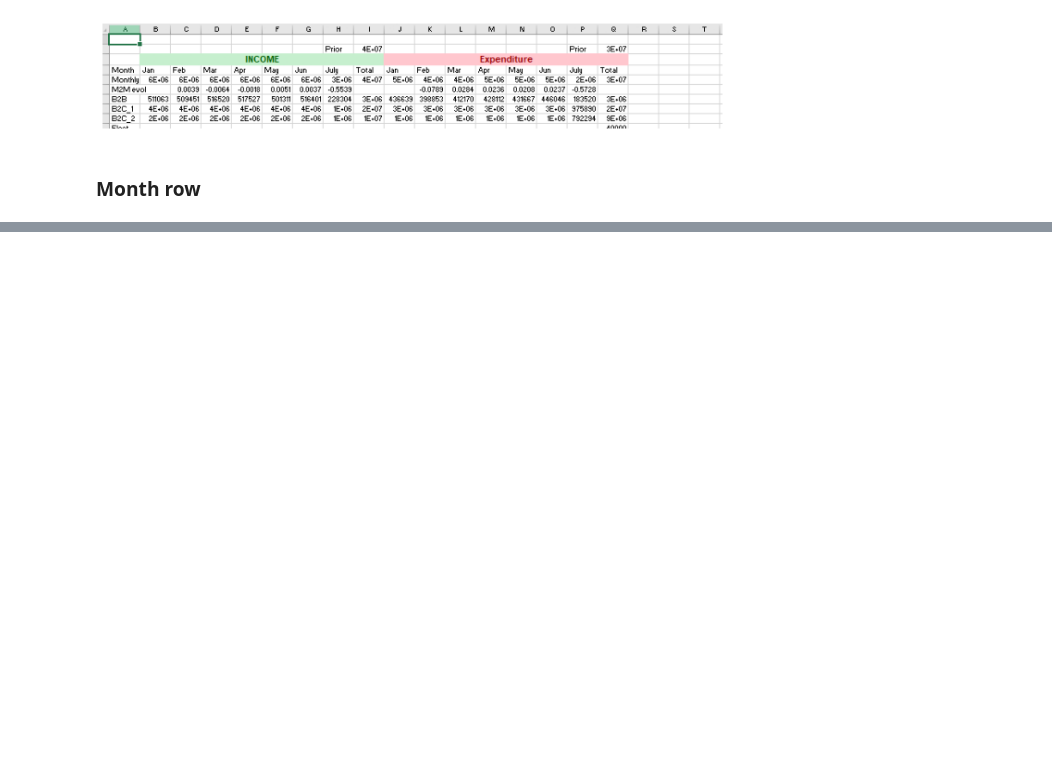
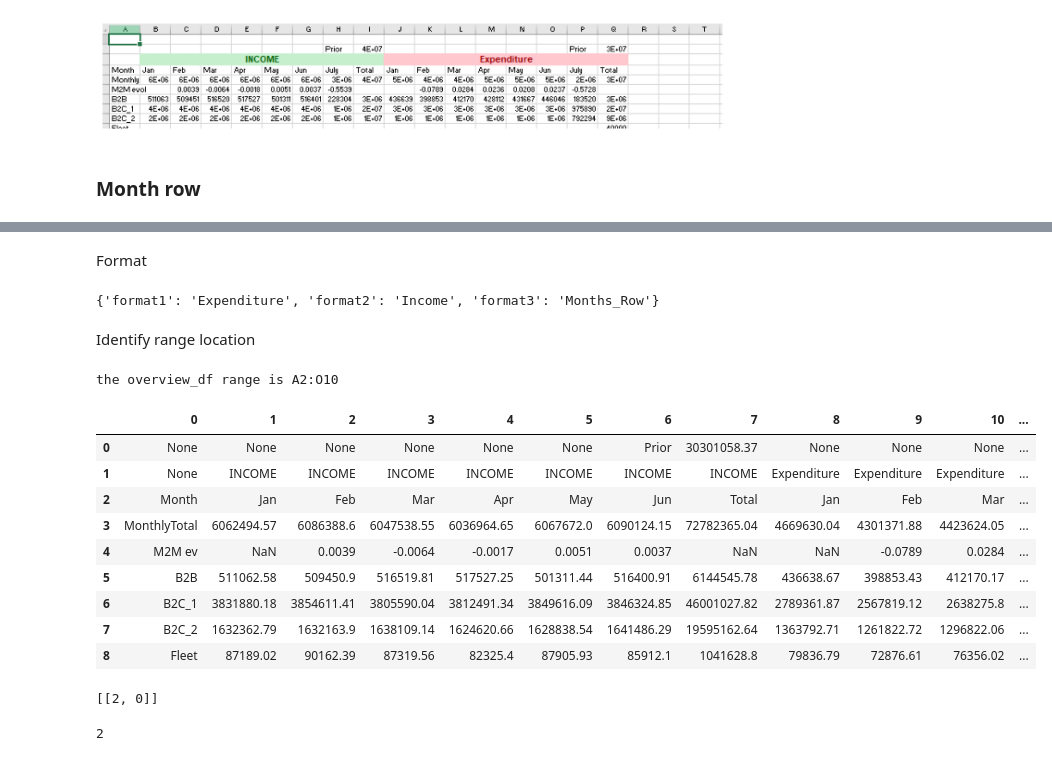
Before and after one commit to datalover2023/Module_4, a Jupyter notebook: Budget_UseCase_Module_4.ipynb, the cells around one changed output, grey strips where cells are left out. Saved outputs shown, nothing was run; the diff lists cells and outputs as text; code cells hidden in the pictures; blank space fills up the shorter version.

```diff
--- a/Budget_UseCase_Module_4.ipynb
+++ b/Budget_UseCase_Module_4.ipynb
@@ -3069,0 +3071,2 @@ plt.show()
+# %% [markdown]
+Format
@@ -3069,0 +3077,59 @@ plt.show()
+# %%
+# add to our new format to dictionnary
+formats['format3'] = 'Months_Row'
+formats
+# %% [output]
+{'format1': 'Expenditure', 'format2': 'Income', 'format3': 'Months_Row'}
+# %% [markdown]
+Identify range location
+# %%
+# reminder of overview_df
+print('the overview_df range is', overview_range)
+
+# reset_index
+overview_df.reset_index(inplace=True, drop=True)
+#overview_df = overview_df.drop('index', axis=1)
+overview_df.head(10)
+# %% [output]
+the overview_df range is A2:O10
+|  | 0 | 1 | 2 | 3 | 4 | 5 | 6 | 7 | 8 | 9 | 10 | ... |
+| 0 | None | None | None | None | None | None | Prior | 30301058.37 | None | None | None | ... |
+| 1 | None | INCOME | INCOME | INCOME | INCOME | INCOME | INCOME | INCOME | Expenditure | Expenditure | Expenditure | ... |
+| 2 | Month | Jan | Feb | Mar | Apr | May | Jun | Total | Jan | Feb | Mar | ... |
+| 3 | MonthlyTotal | 6062494.57 | 6086388.6 | 6047538.55 | 6036964.65 | 6067672.0 | 6090124.15 | 72782365.04 | 4669630.04 | 4301371.88 | 4423624.05 | ... |
+| 4 | M2M ev | NaN | 0.0039 | -0.0064 | -0.0017 | 0.0051 | 0.0037 | NaN | NaN | -0.0789 | 0.0284 | ... |
+| 5 | B2B | 511062.58 | 509450.9 | 516519.81 | 517527.25 | 501311.44 | 516400.91 | 6144545.78 | 436638.67 | 398853.43 | 412170.17 | ... |
+| 6 | B2C_1 | 3831880.18 | 3854611.41 | 3805590.04 | 3812491.34 | 3849616.09 | 3846324.85 | 46001027.82 | 2789361.87 | 2567819.12 | 2638275.8 | ... |
+| 7 | B2C_2 | 1632362.79 | 1632163.9 | 1638109.14 | 1624620.66 | 1628838.54 | 1641486.29 | 19595162.64 | 1363792.71 | 1261822.72 | 1296822.06 | ... |
+| 8 | Fleet | 87189.02 | 90162.39 | 87319.56 | 82325.4 | 87905.93 | 85912.1 | 1041628.8 | 79836.79 | 72876.61 | 76356.02 | ... |
+# %%
+# .. We need to locate the row nb 3 that have the string 'Month' in it
+
+# write a function to compute automatically the location of a cell in a dataframe containing a specific string
+
+def FindPositionsInDataframe(dfIn,findme):
+    positions = []
+    irow =0
+    while ( irow < len(dfIn.index)):
+        list_colPositions=dfIn.columns[dfIn.iloc[irow,:]==findme].tolist()
+        if list_colPositions != []:
+            colu_iloc = dfIn.columns.get_loc(list_colPositions[0])
+            positions.append([irow, colu_iloc])
+        irow +=1
+
+    return positions
+
+# check if the function works
+FindPositionsInDataframe(overview_df, 'Month')
+
+# the result is a nested list: 1st row, 2nd col
+# %% [output]
+[[2, 0]]
+# %%
+# to be able to use this location we'll save it in a variable called loc
+
+loc = FindPositionsInDataframe(overview_df, 'Month')
+month_row = loc[0][0]
+month_row
+# %% [output]
+2
```
Also changed, not shown: parts of 69 cells of this notebook.
